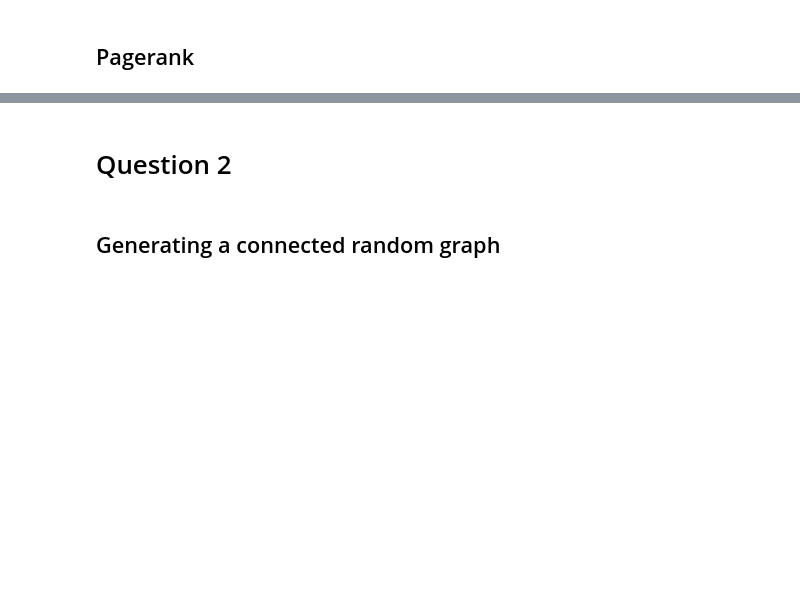
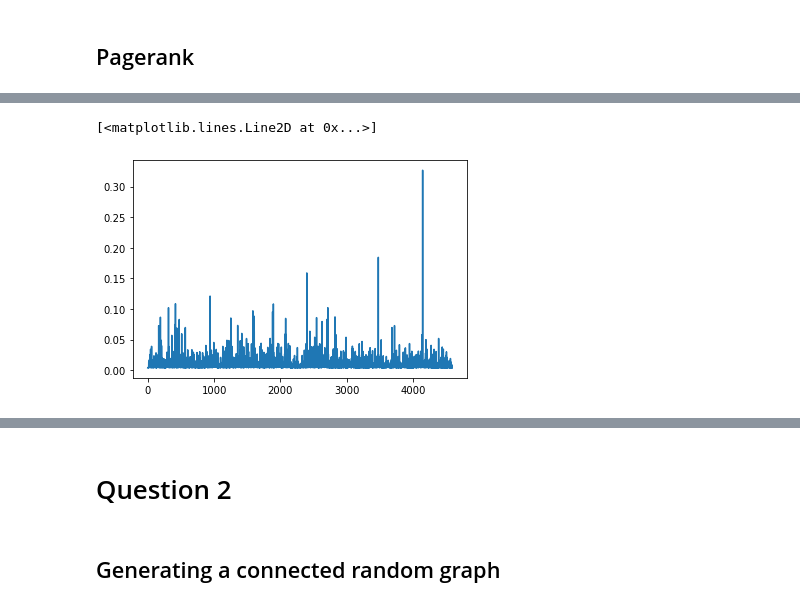
Before and after one commit to WDaugherty/ECE-5260, a Jupyter notebook: HW6/HW6_notebook.ipynb, the cells around one changed output, grey strips where cells are left out. Cells and saved outputs as stored; diff of their text form; code cells hidden in the pictures; blank space fills up the shorter version.

```diff
--- a/HW6/HW6_notebook.ipynb
+++ b/HW6/HW6_notebook.ipynb
@@ -83,34 +92,51 @@ Outputs:
 
 def PageRank(G ,a):
 
+    #Makes N the number of nodes in G
     N = G.number_of_nodes()
 
-    transition_matrix = np.full((N,N), 1.0/N)
+    #Makes full matrix filled with 1/N
+    matrix = np.full((N,N), 1.0/N)
 
+    #Modifies the transition matrix
     for i,j in enumerate(G.nodes()):
         for k,l in enumerate(G.nodes()):
-            if G.out_degree(j) > 0:
+
+            #If N_out != 0
+            if G.out_degree(j) != 0:
+
+                #Add edge on condition 1
                 if G.has_edge(j,l):
-                    transition_matrix[i,k]= (a/N) +((1-a) / G.out_degree(j))
+                    matrix[i,k]= (a/N) +((1-a) / G.out_degree(j))
+
+                #Else add edge on condition 2
                 else:
-                    transition_matrix[i,k]= a/N
+                    matrix[i,k]= a/N
 
 
+    #Finds the eigenvalues and egienvector of the transpose of a matrix
+    eigVal, eigVect = np.linalg.eig(np.transpose(matrix))
 
-    eigVal, eigVect = np.linalg.eig(transition_matrix)
 
-    size = transition_matrix.shape[1]
+    #References https://numpy.org/doc/stable/reference/generated/numpy.matrix.shape.html and
+    #  https://www.kaggle.com/code/rajat95gupta/implementing-pagerank-on-famous-social-networks
+    size = matrix.shape[1]
 
-    res = np.real(eigVect[:size, 0])/np.linalg.norm(eigVect[:size,0],1)
+
+    #Creates the results to be returned
+    res = eigVect[:size, 0]
 
     #Returns the PageRank dictionary
     return res
 # %%
 #Creates a dict using the custom PageRank function
-dict2 = PageRank(DiG, 0.1)
+ls = PageRank(DiG, 0.1)
 # %%
 #Plots the values of the cutom PageRank
-plt.plot(dict2)
+plt.plot(ls)
+# %% [output]
+[<matplotlib.lines.Line2D at 0x...>]
+[figure, added]
 # %%
 #Plots the values of the two PageRank output
 
```
Also changed, not shown: parts of 9 cells of this notebook, 5 other files.
